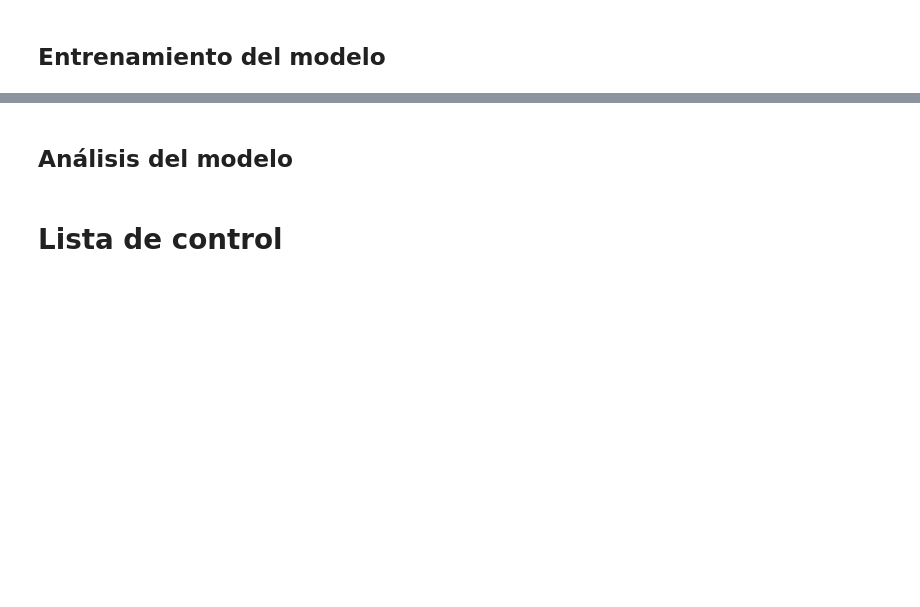
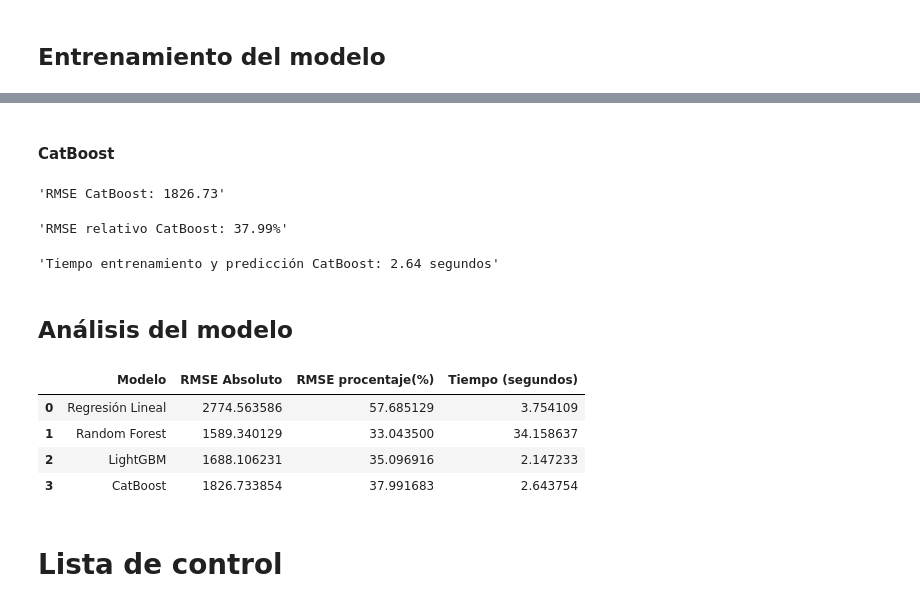
Before and after one commit to LudwinLeon24/data-science-portfolio, a Jupyter notebook: Bootcamp/Project-14/Project-14.ipynb, the cells around one changed output, grey strips where cells are left out. Drawn from its saved outputs; the diff is of its cells as text; code cells hidden in the pictures; blank space fills up the shorter version.

```diff
--- a/Bootcamp/Project-14/Project-14.ipynb
+++ b/Bootcamp/Project-14/Project-14.ipynb
@@ -161,5 +317,59 @@ for col in ['VehicleType','Gearbox','Model','FuelType','NotRepaired']:
+# %% [markdown]
+#### CatBoost
+# %%
+# Medir tiempo de entrenamiento
+start = time.time()
+
+# Crear el modelo CatBoostRegressor
+model_cb = CatBoostRegressor(
+    iterations=100,        # número de árboles
+    learning_rate=0.1,     # tasa de aprendizaje
+    depth=6,               # profundidad máxima del árbol
+    random_seed=42,
+    verbose=0              # para no mostrar el proceso
+)
+
+# Entrenar el modelo
+model_cb.fit(features_train, target_train)
+
+# Predecir con el modelo entrenado
+predictions_cb = model_cb.predict(features_test)
+
+# Calcular RMSE absoluto
+rmse_cb = root_mean_squared_error(target_test, predictions_cb)
+
+# Calcular RMSE relativo (%)
+mean_price = target_test.mean()
+rmse_cb_percent = (rmse_cb / mean_price) * 100
+
+# Medir tiempo final
+end = time.time()
+time_cb = end - start
+
+display(f"RMSE CatBoost: {rmse_cb:.2f}")
+display(f"RMSE relativo CatBoost: {rmse_cb_percent:.2f}%")
+display(f"Tiempo entrenamiento y predicción CatBoost: {time_cb:.2f} segundos")
+# %% [output]
+'RMSE CatBoost: 1826.73'
+'RMSE relativo CatBoost: 37.99%'
+'Tiempo entrenamiento y predicción CatBoost: 2.64 segundos'
 # %% [markdown]
 ## Análisis del modelo
+# %%
+df_modelos = pd.DataFrame({
+    'Modelo': ['Regresión Lineal', 'Random Forest', 'LightGBM', 'CatBoost'],
+    'RMSE Absoluto': [rmse, rmse_rf, rmse_lgb, rmse_cb],
+    'RMSE procentaje(%)': [rmse_percent, rmse_rf_percent, rmse_lgb_percent, rmse_cb_percent],
+    'Tiempo (segundos)': [time_lr, time_rf, time_lgb, time_cb]
+})
+
+display(df_modelos)
+# %% [output]
+|  | Modelo | RMSE Absoluto | RMSE procentaje(%) | Tiempo (segundos) |
+| 0 | Regresión Lineal | 2774.563586 | 57.685129 | 3.754109 |
+| 1 | Random Forest | 1589.340129 | 33.043500 | 34.158637 |
+| 2 | LightGBM | 1688.106231 | 35.096916 | 2.147233 |
+| 3 | CatBoost | 1826.733854 | 37.991683 | 2.643754 |
 # %% [markdown]
 # Lista de control
 # %% [markdown]
```
Also changed, not shown: parts of 17 cells of this notebook, 4 other files.
